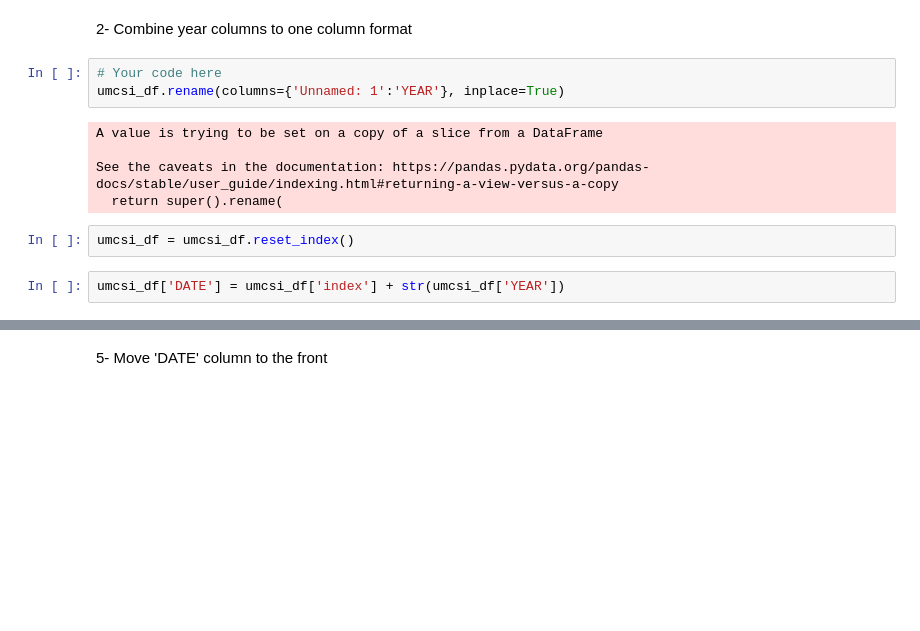
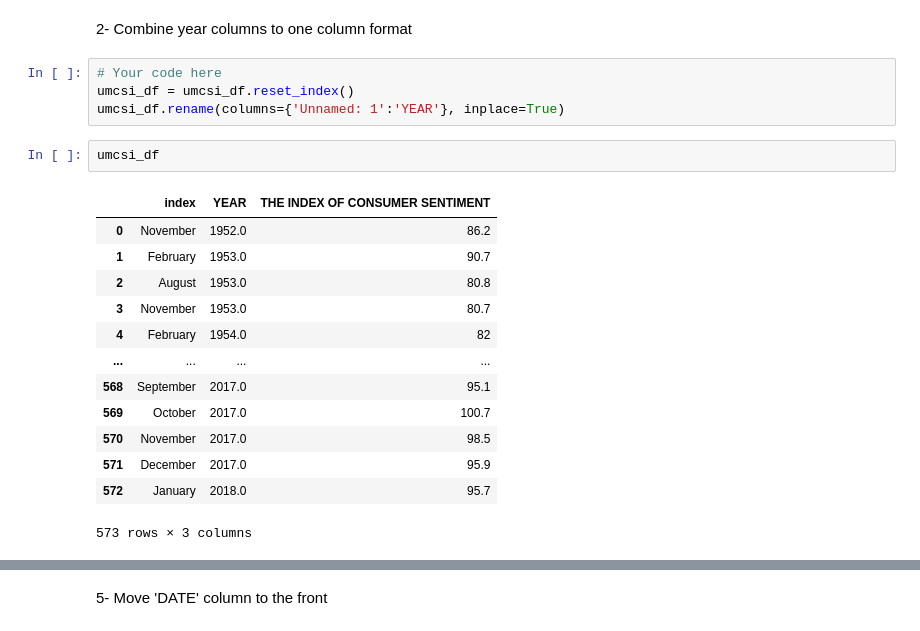
Before and after one commit to aabir-ribouh/python-for-finance, a Jupyter notebook: day_03/assignments/03-pandas-timeseries-assignment.ipynb, the cells around one changed output, grey strips where cells are left out. Saved outputs shown, nothing was run; the diff lists cells and outputs as text; blank space fills up the shorter version.

```diff
--- a/day_03/assignments/03-pandas-timeseries-assignment.ipynb
+++ b/day_03/assignments/03-pandas-timeseries-assignment.ipynb
@@ -307,13 +307,21 @@ umcsi_df
 2- Combine year columns to one column format
 # %%
 # Your code here
+umcsi_df = umcsi_df.reset_index()
 umcsi_df.rename(columns={'Unnamed: 1':'YEAR'}, inplace=True)
-# %% [output]
-A value is trying to be set on a copy of a slice from a DataFrame
-
-See the caveats in the documentation: https://pandas.pydata.org/pandas-docs/stable/user_guide/indexing.html#returning-a-view-versus-a-copy
-  return super().rename(
 # %%
-umcsi_df = umcsi_df.reset_index()
+umcsi_df
+# %% [output]
+|  | index | YEAR | THE INDEX OF CONSUMER SENTIMENT |
+| 0 | November | 1952.0 | 86.2 |
+| 1 | February | 1953.0 | 90.7 |
+| 2 | August | 1953.0 | 80.8 |
+| 3 | November | 1953.0 | 80.7 |
+| 4 | February | 1954.0 | 82 |
+| ... | ... | ... | ... |
+| 568 | September | 2017.0 | 95.1 |
+| 569 | October | 2017.0 | 100.7 |
+| 570 | November | 2017.0 | 98.5 |
+| 571 | December | 2017.0 | 95.9 |
+| 572 | January | 2018.0 | 95.7 |
+573 rows × 3 columns
-# %%
-umcsi_df['DATE'] = umcsi_df['index'] + str(umcsi_df['YEAR'])
```
Also changed, not shown: parts of 17 cells of this notebook.
